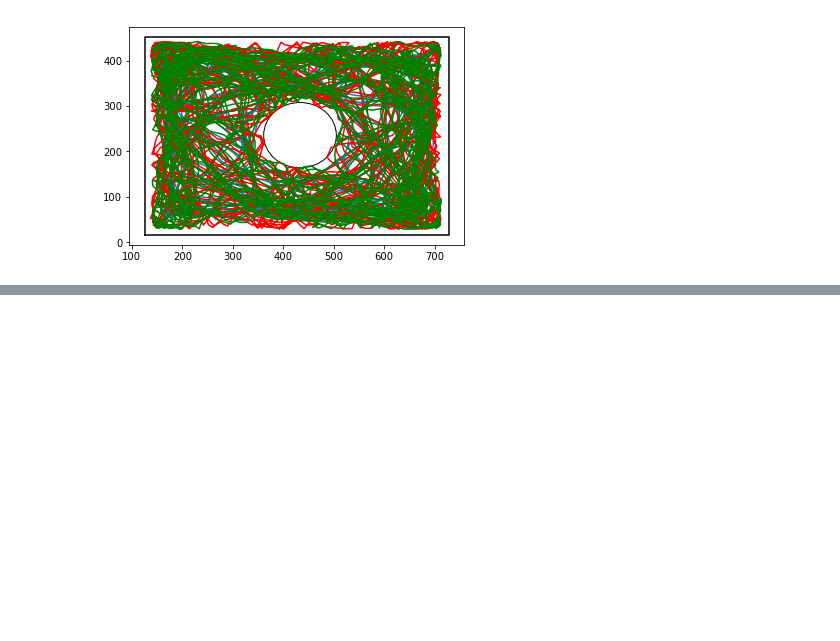
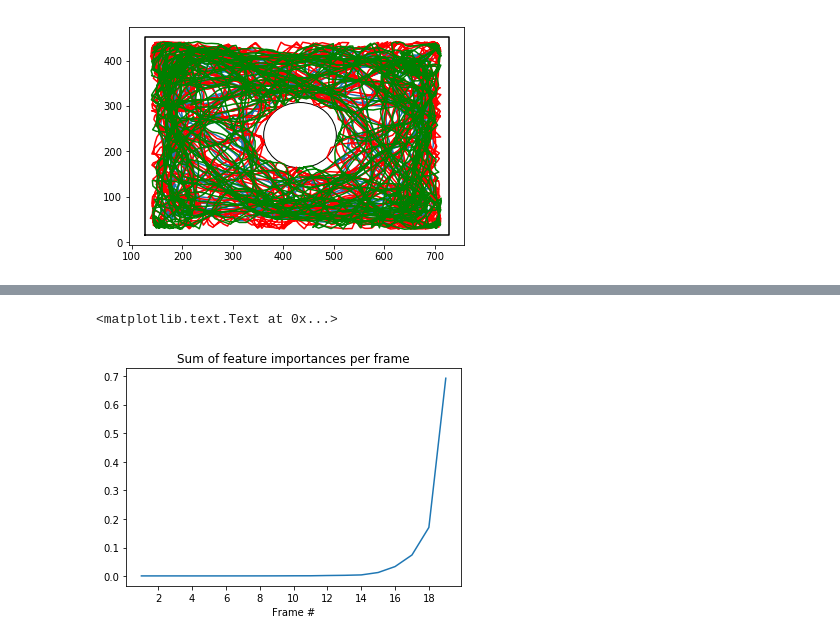
Before and after one commit to klil-machine-learning/bug-prediction, a Jupyter notebook: organize_features.ipynb, the cells around one changed output, grey strips where cells are left out. Drawn from its saved outputs; the diff is of its cells as text; code cells hidden in the pictures; blank space fills up the shorter version.

```diff
--- a/organize_features.ipynb
+++ b/organize_features.ipynb
@@ -91,0 +72,33 @@ array([[ 227.15  ,   75.06  ],
+# %%
+import time
+
+from sklearn.ensemble import RandomForestRegressor
+from sklearn.linear_model import Ridge, LinearRegression
+from sklearn.model_selection import train_test_split
+
+
+def rmse(preds, y):
+    return np.sqrt(np.mean((preds-y)**2))
+
+
+def regressor(model, X, y, X_test, y_test):
+    t0 = time.time()
+    model.fit(X, y)
+    score = rmse(model.predict(X), y)
+    test_score = rmse(model.predict(X_test), y_test)
+    t1 = time.time()
+    print("Model trained ({} seconds). Train score: {}, test score: {}".format(t1-t0, score, test_score))
+    return model
+
+X_train, X_test, y_train, y_test = train_test_split(X, y, test_size=0.2)
+# print(X_train.shape, y_train.shape, X_test.shape, y_test.shape)
+
+print("RF")
+rf = regressor(RandomForestRegressor(n_estimators=500),
+               X_train, y_train, X_test, y_test)
+print("Ridge")
+ridge = regressor(Ridge(),
+                  X_train, y_train, X_test, y_test)
+print("Linear Regression")
+LR = regressor(LinearRegression(),
+                  X_train, y_train, X_test, y_test)
@@ -91,0 +112,9 @@ array([[ 227.15  ,   75.06  ],
+# %%
+from matplotlib.ticker import MaxNLocator
+plt.plot(np.arange(1,20), rf.feature_importances_.reshape(19,16).sum(axis=1))
+plt.gca().xaxis.set_major_locator(MaxNLocator(integer=True))
+plt.xlabel("Frame #")
+plt.title("Sum of feature importances per frame")
+# %% [output]
+<matplotlib.text.Text at 0x...>
+[figure, added]
```
Also changed, not shown: parts of 11 cells of this notebook.
